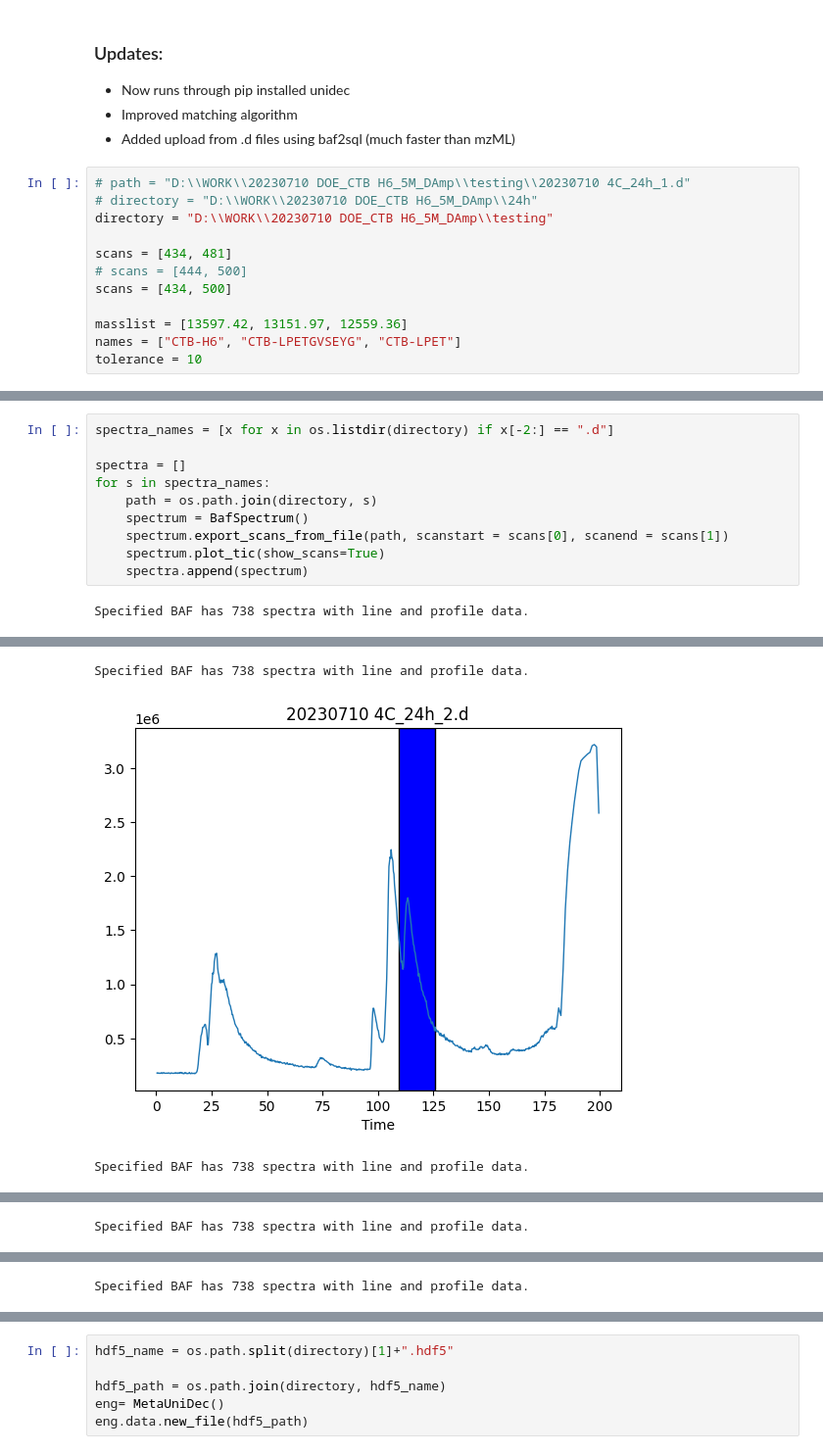
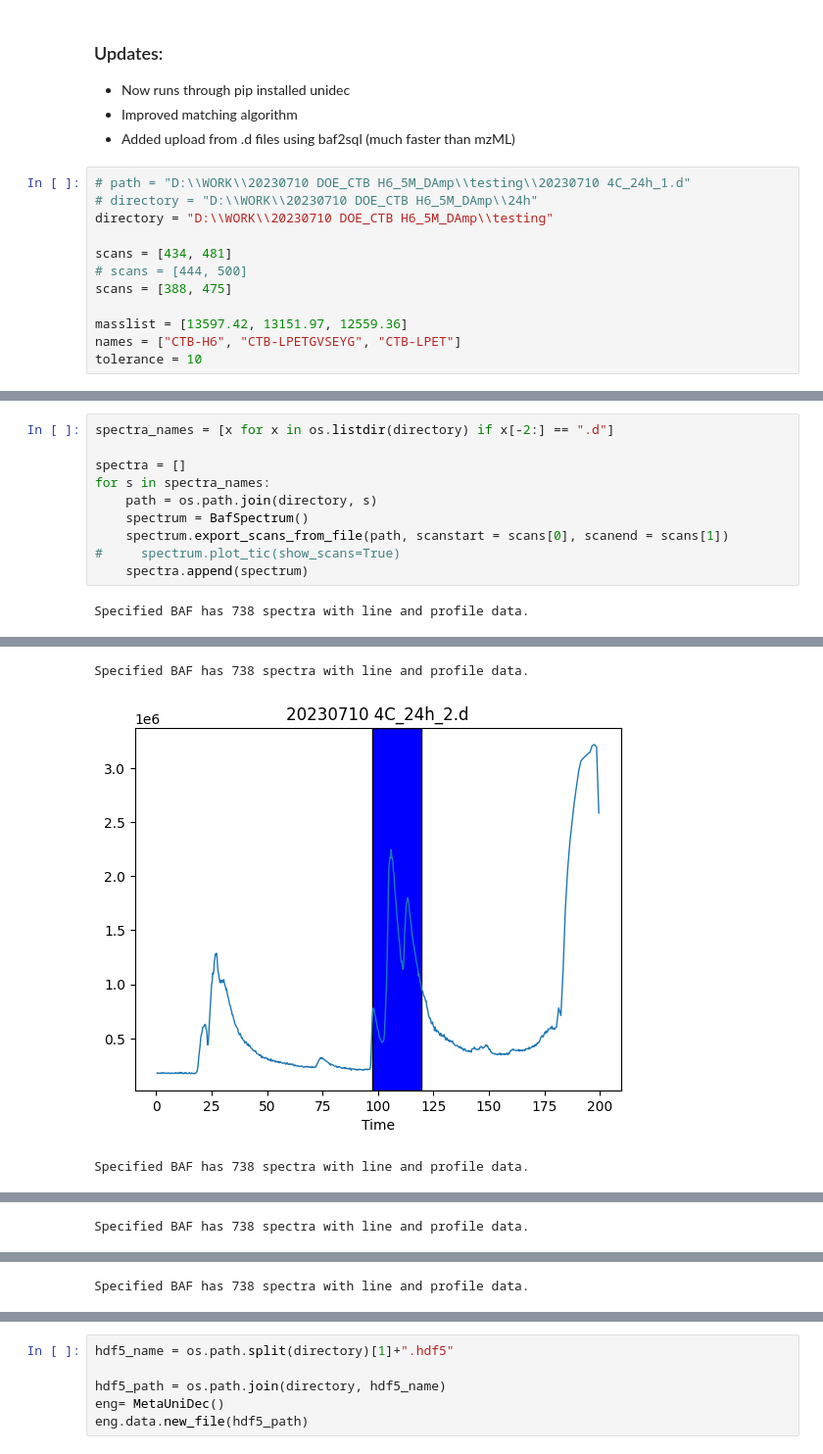
Before and after one commit to lawrencecollins/MS-Analysis, a Jupyter notebook: 240113 baf multi upload to unidec-Copy1.ipynb, the cells around one changed output, grey strips where cells are left out. Shown at 98% size. Drawn from its saved outputs; the diff is of its cells as text.

```diff
--- a/240113 baf multi upload to unidec-Copy1.ipynb
+++ b/240113 baf multi upload to unidec-Copy1.ipynb
@@ -49,7 +49,7 @@ directory = "D:\\WORK\\20230710 DOE_CTB H6_5M_DAmp\\testing"
 
 scans = [434, 481]
 # scans = [444, 500]
-scans = [434, 500]
+scans = [388, 475]
 
 masslist = [13597.42, 13151.97, 12559.36]
 names = ["CTB-H6", "CTB-LPETGVSEYG", "CTB-LPET"]
@@ -68,7 +62,7 @@ for s in spectra_names:
     path = os.path.join(directory, s)
     spectrum = BafSpectrum()
     spectrum.export_scans_from_file(path, scanstart = scans[0], scanend = scans[1])
-    spectrum.plot_tic(show_scans=True)
+#     spectrum.plot_tic(show_scans=True)
     spectra.append(spectrum)
 # %% [output]
 Specified BAF has 738 spectra with line and profile data.
@@ -76,3 +70,3 @@ Specified BAF has 738 spectra with line and profile data.
 Specified BAF has 738 spectra with line and profile data.
-[figure, old version]
+[figure, new version]
 Specified BAF has 738 spectra with line and profile data.
```
Also changed, not shown: parts of 17 cells of this notebook, 9 other files.
